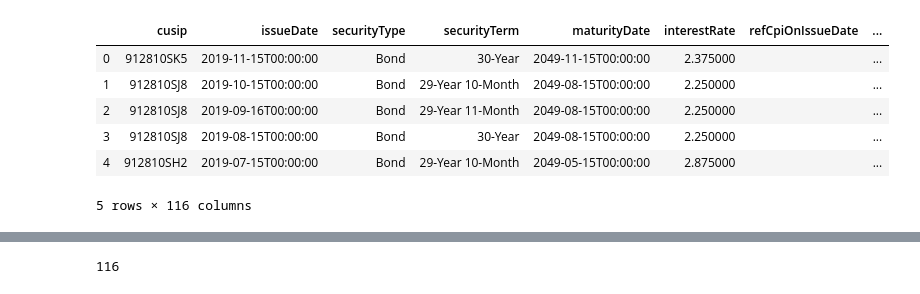
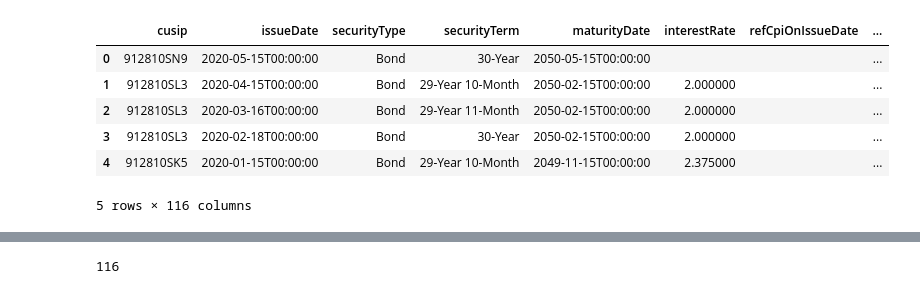
Before and after one commit to schlinkertc/treasury_direct, a Jupyter notebook: treasury_direct.ipynb, the cells around one changed output, grey strips where cells are left out. Cells and saved outputs as stored; diff of their text form; code cells hidden in the pictures.

```diff
--- a/treasury_direct.ipynb
+++ b/treasury_direct.ipynb
@@ -14,13 +15,15 @@ def securities_search_byType(security_type):
 
     r = requests.get(url,params)
     return response(r)
-# %%
-securities_search_byType('Bond').head()
-# %% [output]
-|  | cusip | issueDate | securityType | securityTerm | maturityDate | interestRate | refCpiOnIssueDate | ... |
-| 0 | 912810SK5 | 2019-11-15T00:00:00 | Bond | 30-Year | 2049-11-15T00:00:00 | 2.375000 |  | ... |
-| 1 | 912810SJ8 | 2019-10-15T00:00:00 | Bond | 29-Year 10-Month | 2049-08-15T00:00:00 | 2.250000 |  | ... |
-| 2 | 912810SJ8 | 2019-09-16T00:00:00 | Bond | 29-Year 11-Month | 2049-08-15T00:00:00 | 2.250000 |  | ... |
-| 3 | 912810SJ8 | 2019-08-15T00:00:00 | Bond | 30-Year | 2049-08-15T00:00:00 | 2.250000 |  | ... |
-| 4 | 912810SH2 | 2019-07-15T00:00:00 | Bond | 29-Year 10-Month | 2049-05-15T00:00:00 | 2.875000 |  | ... |
-5 rows × 116 columns
+# %%
+bonds = securities_search_byType('Bond')
+# %%
+bonds.head()
+# %% [output]
+|  | cusip | issueDate | securityType | securityTerm | maturityDate | interestRate | refCpiOnIssueDate | ... |
+| 0 | 912810SN9 | 2020-05-15T00:00:00 | Bond | 30-Year | 2050-05-15T00:00:00 |  |  | ... |
+| 1 | 912810SL3 | 2020-04-15T00:00:00 | Bond | 29-Year 10-Month | 2050-02-15T00:00:00 | 2.000000 |  | ... |
+| 2 | 912810SL3 | 2020-03-16T00:00:00 | Bond | 29-Year 11-Month | 2050-02-15T00:00:00 | 2.000000 |  | ... |
+| 3 | 912810SL3 | 2020-02-18T00:00:00 | Bond | 30-Year | 2050-02-15T00:00:00 | 2.000000 |  | ... |
+| 4 | 912810SK5 | 2020-01-15T00:00:00 | Bond | 29-Year 10-Month | 2049-11-15T00:00:00 | 2.375000 |  | ... |
+5 rows × 116 columns
```
Also changed, not shown: parts of 8 cells of this notebook.
